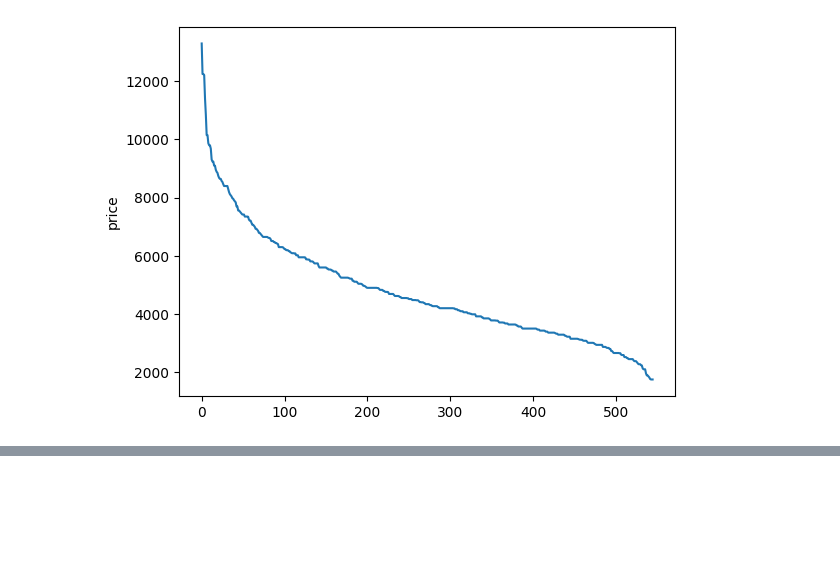
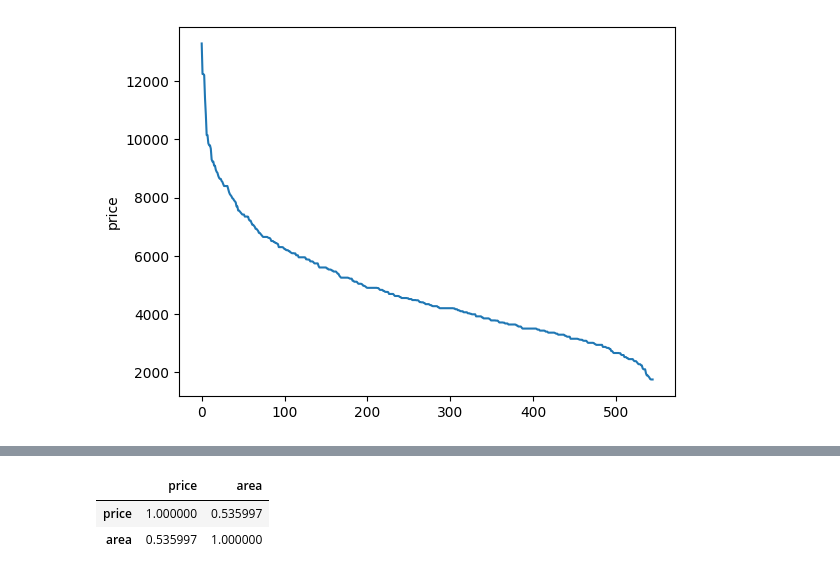
Before and after one commit to hemant087/30Days_EDA, a Jupyter notebook: 7Day House Price/House EDA.ipynb, the cells around one changed output, grey strips where cells are left out. Cells and saved outputs as stored; diff of their text form; code cells hidden in the pictures; blank space fills up the shorter version.

```diff
--- a/7Day House Price/House EDA.ipynb
+++ b/7Day House Price/House EDA.ipynb
@@ -108,0 +119,6 @@ Index(['bedrooms', 'bathrooms', 'stories', 'mainroad', 'guestroom', 'basement',
+# %%
+df.iloc[:,:2].corr()
+# %% [output]
+|  | price | area |
+| price | 1.000000 | 0.535997 |
+| area | 0.535997 | 1.000000 |
```
Also changed, not shown: parts of 5 cells of this notebook, 2 other files.
